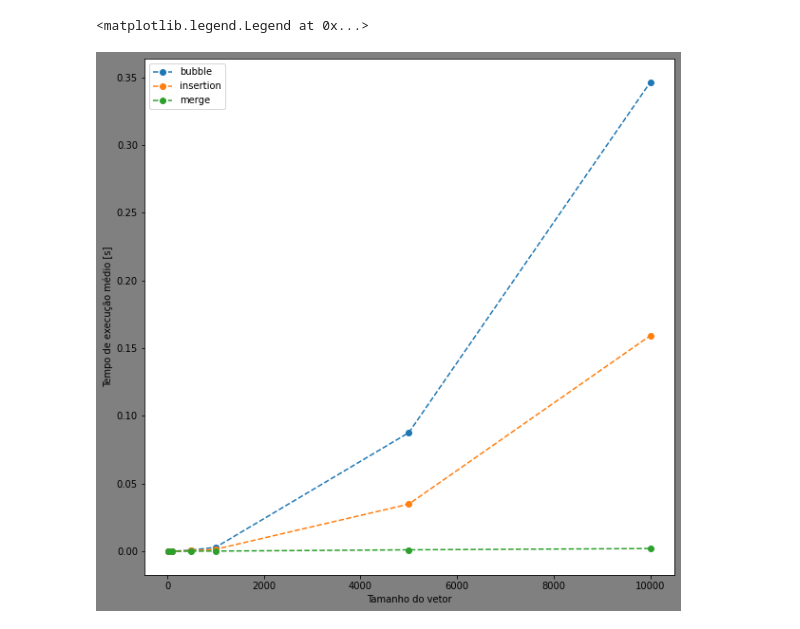
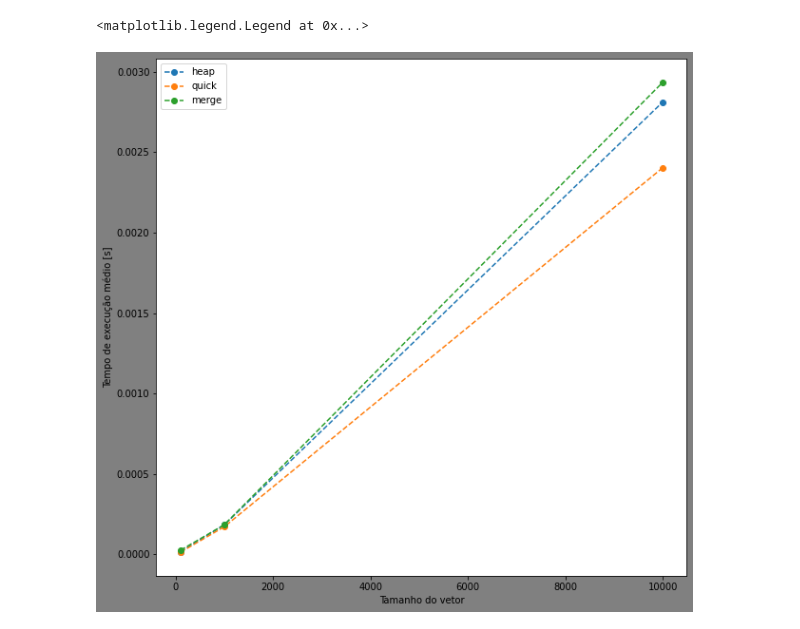
Before and after one commit to VictorRS27/ICC2, a Jupyter notebook: LabICC2/graficos/grafico.ipynb, the cells around one changed output. Cells and saved outputs as stored; diff of their text form; code cells hidden in the pictures.

```diff
--- a/LabICC2/graficos/grafico.ipynb
+++ b/LabICC2/graficos/grafico.ipynb
@@ -3,46 +3,51 @@ import pandas as pd
 import numpy as np
 import matplotlib.pyplot as plt
 # %%
-df1 = pd.read_csv('bubble_a.csv')
-df2 = pd.read_csv('insertion_a.csv')
-df3 = pd.read_csv('merge_a.csv')
+df1 = pd.read_csv('heap_a.csv')
+df2 = pd.read_csv('quick_a.csv')
+df3 = pd.read_csv('insertion_a.csv')
+df4 = pd.read_csv('merge_a.csv')
+df5 = pd.read_csv('bubble_a.csv')
 
-bysize1 = [df1.loc[df1["size"] == 25],
-          df1.loc[df1["size"] == 100],
-          df1.loc[df1["size"] == 500],
+bysize1 = [df1.loc[df1["size"] == 100],
           df1.loc[df1["size"] == 1000],
-          df1.loc[df1["size"] == 5000],
           df1.loc[df1["size"] == 10000]]
-bysize2 = [df2.loc[df2["size"] == 25],
-          df2.loc[df2["size"] == 100],
-          df2.loc[df2["size"] == 500],
+bysize2 = [df2.loc[df2["size"] == 100],
           df2.loc[df2["size"] == 1000],
-          df2.loc[df2["size"] == 5000],
           df2.loc[df2["size"] == 10000]]
-bysize3 = [df3.loc[df3["size"] == 25],
-          df3.loc[df3["size"] == 100],
-          df3.loc[df3["size"] == 500],
+bysize3 = [df3.loc[df3["size"] == 100],
           df3.loc[df3["size"] == 1000],
-        df3.loc[df3["size"] == 5000],
         df3.loc[df3["size"] == 10000]]
+bysize4 = [df4.loc[df4["size"] == 100],
+          df4.loc[df4["size"] == 1000],
+        df4.loc[df4["size"] == 10000]]
+bysize5 = [df5.loc[df5["size"] == 100],
+          df5.loc[df5["size"] == 1000],
+        df5.loc[df5["size"] == 10000]]
 # %%
 x1 = np.array(df1['size'].unique())
 x2 = np.array(df2['size'].unique())
 x3 = np.array(df3['size'].unique())
+x4 = np.array(df4['size'].unique())
+x5 = np.array(df5['size'].unique())
 
 y1 = [np.mean(x1['time']) for x1 in bysize1]
 y2 = [np.mean(x2['time']) for x2 in bysize2]
 y3 = [np.mean(x3['time']) for x3 in bysize3]
+y4 = [np.mean(x4['time']) for x4 in bysize4]
+y5 = [np.mean(x5['time']) for x5 in bysize5]
 # %%
 plt.figure(figsize=[10, 10], facecolor='grey')
 plt.xlabel('Tamanho do vetor')
 plt.ylabel('Tempo de execução médio [s]')
 
-plt.plot(x1,y1, 'o--', label='bubble')
-plt.plot(x2,y2, 'o--', label='insertion')
-plt.plot(x3,y3, 'o--', label='merge')
+plt.plot(x1,y1, 'o--', label='heap')
+plt.plot(x2,y2, 'o--', label='quick')
+""" plt.plot(x3,y3, 'o--', label='insertion') """
+plt.plot(x4,y4, 'o--', label='merge')
+""" plt.plot(x5,y5, 'o--', label='bubble') """
 
 plt.legend()
 # %% [output]
 <matplotlib.legend.Legend at 0x...>
-[figure, old version]
+[figure, new version]
```
Also changed, not shown: 31 other files.
